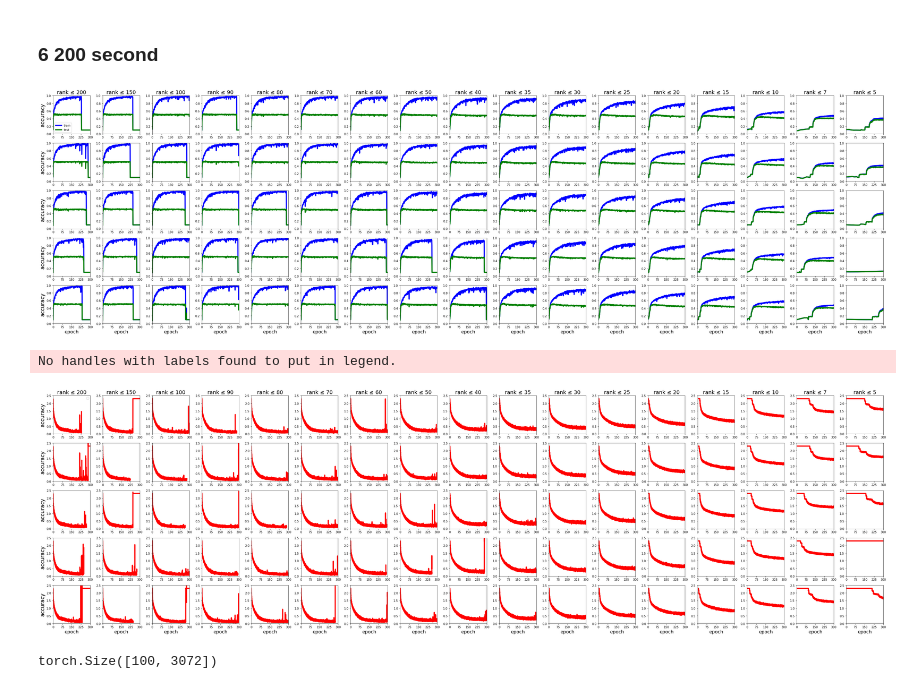
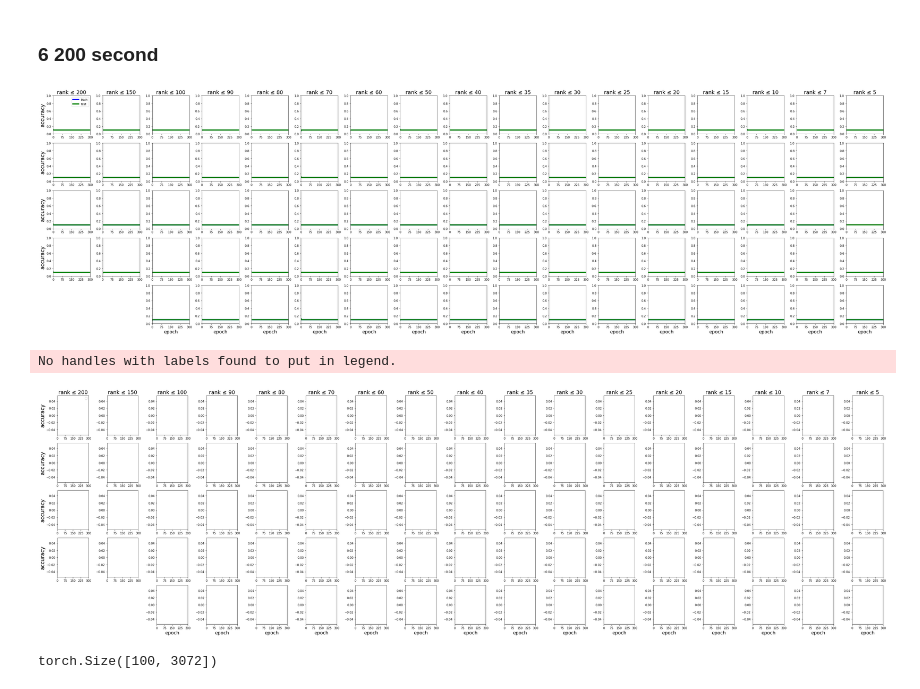
Before and after one commit to azaho/9520proj, a Jupyter notebook: Tests.ipynb, the cells around one changed output. Saved outputs shown, nothing was run; the diff lists cells and outputs as text; code cells hidden in the pictures.

```diff
--- a/Tests.ipynb
+++ b/Tests.ipynb
@@ -1065,42 +1090,45 @@ for j, max_rank in enumerate(max_ranks):
     for i, init_random in enumerate(init_randoms):
         n_epochs = 300 #if max_rank <= 50 else 100
         filename = f"r{max_rank}_i{init_random}_n{n_layers}_m{m_per_layer}_e{n_epochs}_b{batch_size}"
-        filename = f"r{max_rank}_i{init_random}_n{n_layers}_m{m_per_layer}_e{n_epochs}_b{batch_size}_lr{lr}"
-        with open(f"results_6l_200_with_networks/{filename}.json", 'r', encoding='utf-8') as f:
+        filename = f"r{max_rank}_i{init_random}_n{n_layers}_m{m_per_layer}_e{n_epochs}_b{batch_size}_lr{lr}_nfi"
+        file = f"results_6l_200_with_networks_nfi/{filename}.json"
+        if not os.path.exists(file): continue
+
+        with open(file, 'r', encoding='utf-8') as f:
             data = json.load(f)
 
         ax = fig.add_subplot(len(init_randoms), len(max_ranks), i * len(max_ranks) + j+1)
         #ax.plot(np.linspace(0, n_epochs, len(data["losses"])), np.array(data["losses"])/20, color="r", linewidth=4)
         ax.set_ylim(0, 2.5)
         ax.set_xlim(0, n_epochs)
         ax.set_xticks(np.linspace(0, n_epochs, 5))
         ax.plot(data["train_acc"], color="b", linewidth=4, label="train")
         ax.plot(data["test_acc"], color="g", linewidth=4, label="test")
         ax.set_ylim(0, 1)
         #print(data["losses"])
         #ax.plot(data["train_acc"], color="b", linewidth=4)
         #ax.plot(data["test_acc"], color="g", linewidth=4)
         #ax.set_ylim(0, 1)
         #print(data["losses"])
         if i==0:
             ax.set_title(f"rank ≤ {max_rank}", fontsize=18)
         if j==0:
             ax.set_ylabel(f"accuracy", fontsize=18)
         if i==len(init_randoms)-1:
             ax.set_xlabel("epoch", fontsize=16)
         if i==0 and j==0:
             ax.legend()
 
         #print(f"{max_rank}_{init_random}: {(data['end_time']-data['start_time'])/60}")
 
 #st = fig.suptitle(f"Connectivity from input to {unit_label} units", fontsize=24)
 #fig.supylabel('training loss\n', fontsize=20)
 #fig.supxlabel(f'epoch', fontsize=20)
 #fig.subplots_adjust(top=0.95, left=0.05, bottom=0.04)
 #fig.subplots_adjust(left=0.1, bottom=0.1)
 plt.tight_layout()
 # %% [output]
-[figure, old version]
+[figure, new version]
 # %%
 n_layers = 6
 m_per_layer = 200
@@ -1116,13 +1144,16 @@ for j, max_rank in enumerate(max_ranks):
     for i, init_random in enumerate(init_randoms):
         n_epochs = 300 #if max_rank <= 50 else 100
         filename = f"r{max_rank}_i{init_random}_n{n_layers}_m{m_per_layer}_e{n_epochs}_b{batch_size}"
-        filename = f"r{max_rank}_i{init_random}_n{n_layers}_m{m_per_layer}_e{n_epochs}_b{batch_size}_lr{lr}"
-        with open(f"results_6l_200_with_networks/{filename}.json", 'r', encoding='utf-8') as f:
+        filename = f"r{max_rank}_i{init_random}_n{n_layers}_m{m_per_layer}_e{n_epochs}_b{batch_size}_lr{lr}_nfi"
+        file = f"results_6l_200_with_networks_nfi/{filename}.json"
+        if not os.path.exists(file): continue
+
+        with open(file, 'r', encoding='utf-8') as f:
             data = json.load(f)
 
         ax = fig.add_subplot(len(init_randoms), len(max_ranks), i * len(max_ranks) + j+1)
         ax.plot(np.linspace(0, n_epochs, len(data["losses"])), np.array(data["losses"])/20, color="r", linewidth=4)
-        ax.set_ylim(0, 2.5)
+        #ax.set_ylim(0, 2.5)
         ax.set_xlim(0, n_epochs)
         ax.set_xticks(np.linspace(0, n_epochs, 5))
         #ax.plot(data["train_acc"], color="b", linewidth=4, label="train")
@@ -1152,7 +1183,7 @@ for j, max_rank in enumerate(max_ranks):
 plt.tight_layout()
 # %% [output]
 No handles with labels found to put in legend.
-[figure, old version]
+[figure, new version]
 # %%
 n_layers = 6
 m_per_layer = 200
```
Also changed, not shown: parts of 2 cells of this notebook, 1 other file.
